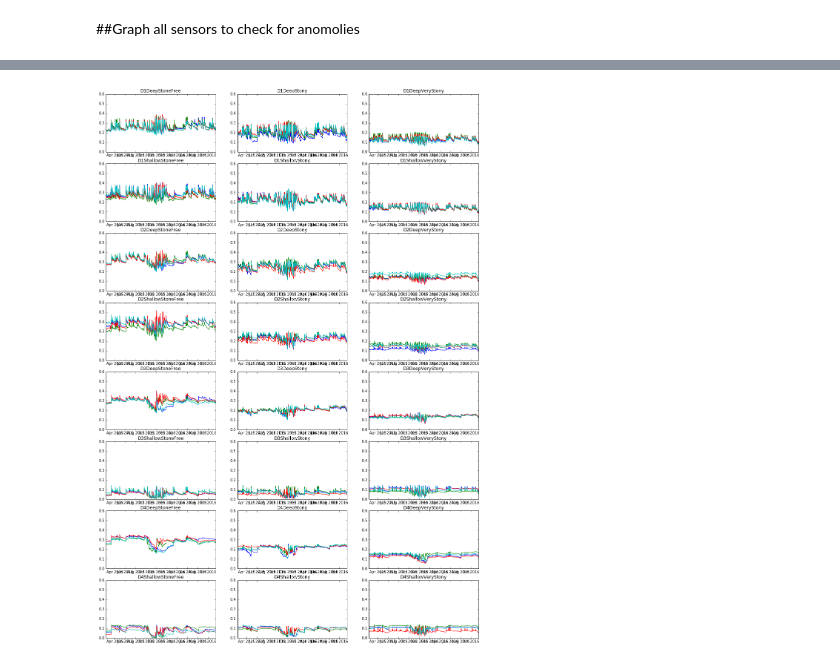
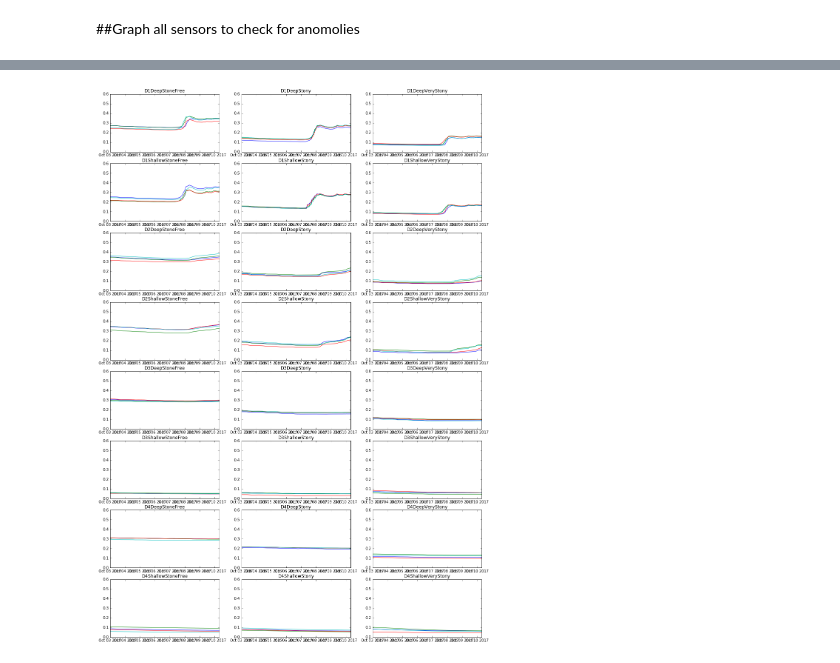
Before and after one commit to HamishBrownPFR/StonySoilLysimeters, a Jupyter notebook: SoilWaterAnalysis.ipynb, the cells around one changed output, grey strips where cells are left out. Cells and saved outputs as stored; diff of their text form; code cells hidden in the pictures.

```diff
--- a/SoilWaterAnalysis.ipynb
+++ b/SoilWaterAnalysis.ipynb
@@ -16,7 +16,7 @@ Data = pd.read_pickle('.\DataFrames\LysoVWC_df')
 from datetime import timedelta #Import function needed for doing date deltas
 EndDate = Data.index.max()  #Set end of series as most recent date in file
 EndDateString = EndDate.strftime("%Y-%m-%d")  #Turn this to a string
-PlotDuration = 10
+PlotDuration = 1
 #Set the duration that you want to graph for
 StartDate = EndDate - timedelta(weeks=PlotDuration)       #Set start date the specified duration before the end date
 StartDateString = StartDate.strftime("%Y-%m-%d")           #Turn that into a string
@@ -50,21 +50,21 @@ plt.legend(fontsize = 20, loc=3, ncol=2)
 # %%
 Depths = ['D1','D2','D3','D4']
 Gravels = ['Deep','Shallow']
 Stones = ['StoneFree','Stony','VeryStony']
 
 Graph = plt.figure(figsize=(18,80))
 
 Pos = 1
 for Depth in Depths:
     for Grav in Gravels:
         for Ston in Stones:
             fig = Graph.add_subplot(24,3,Pos)
-            plt.plot(Data.ix[:,(Depth,Grav,Ston)].index,Data.ix[:,(Depth,Grav,Ston)])
+            plt.plot(Data.ix[StartDateString::,(Depth,Grav,Ston)].index,Data.ix[StartDateString::,(Depth,Grav,Ston)])
             Pos +=1
             plt.ylim(0,0.6)
             plt.title(Depth+Grav+Ston)
 # %% [output]
-[figure, old version]
+[figure, new version]
 # %%
 
 ##Graph treatment means by layer
```
Also changed, not shown: parts of 5 cells of this notebook, 4 other files.
